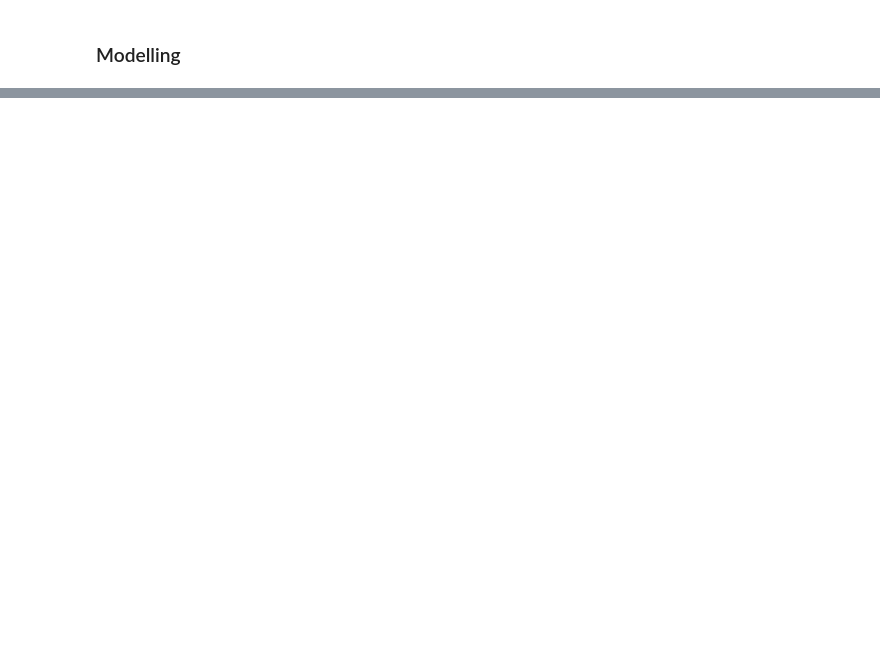
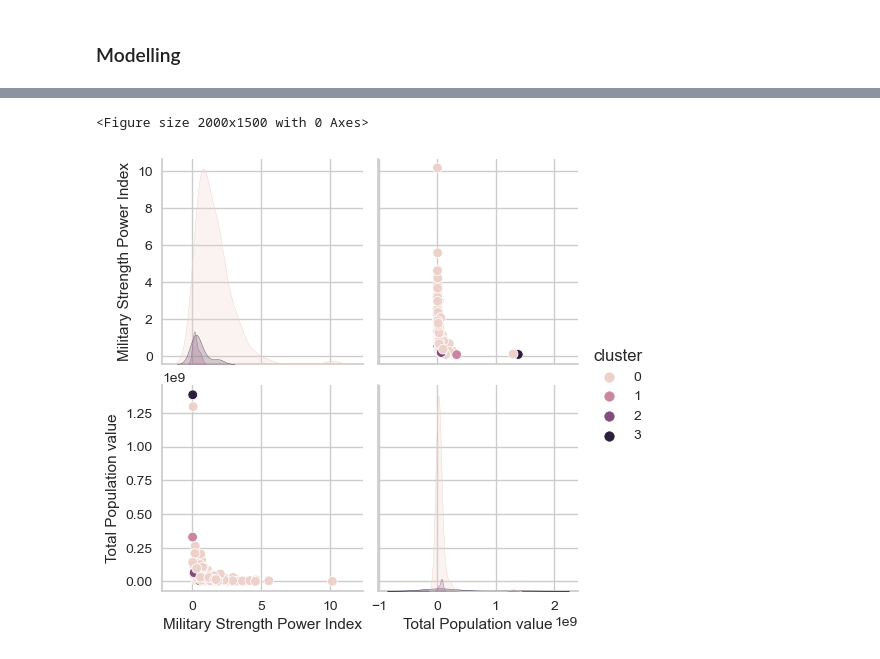
Before and after one commit to ramazannbilen/AI-machine-learning, a Jupyter notebook: Assignments/Military Power/Military Power.ipynb, the cells around one changed output, grey strips where cells are left out. Drawn from its saved outputs; the diff is of its cells as text; code cells hidden in the pictures; blank space fills up the shorter version.

```diff
--- a/Assignments/Military Power/Military Power.ipynb
+++ b/Assignments/Military Power/Military Power.ipynb
@@ -160,0 +254,9 @@ df["cluster"] = pred
+# %%
+# show Military Strength Power Index, Total population and cluster in a seaborn visualization
+
+plt.figure(figsize=(20, 15))
+sns.pairplot(df, hue="cluster", vars=["Military Strength Power Index", "Total Population value"])
+plt.show()
+# %% [output]
+<Figure size 2000x1500 with 0 Axes>
+[figure, added]
```
Also changed, not shown: parts of 21 cells of this notebook, 17 other files.
